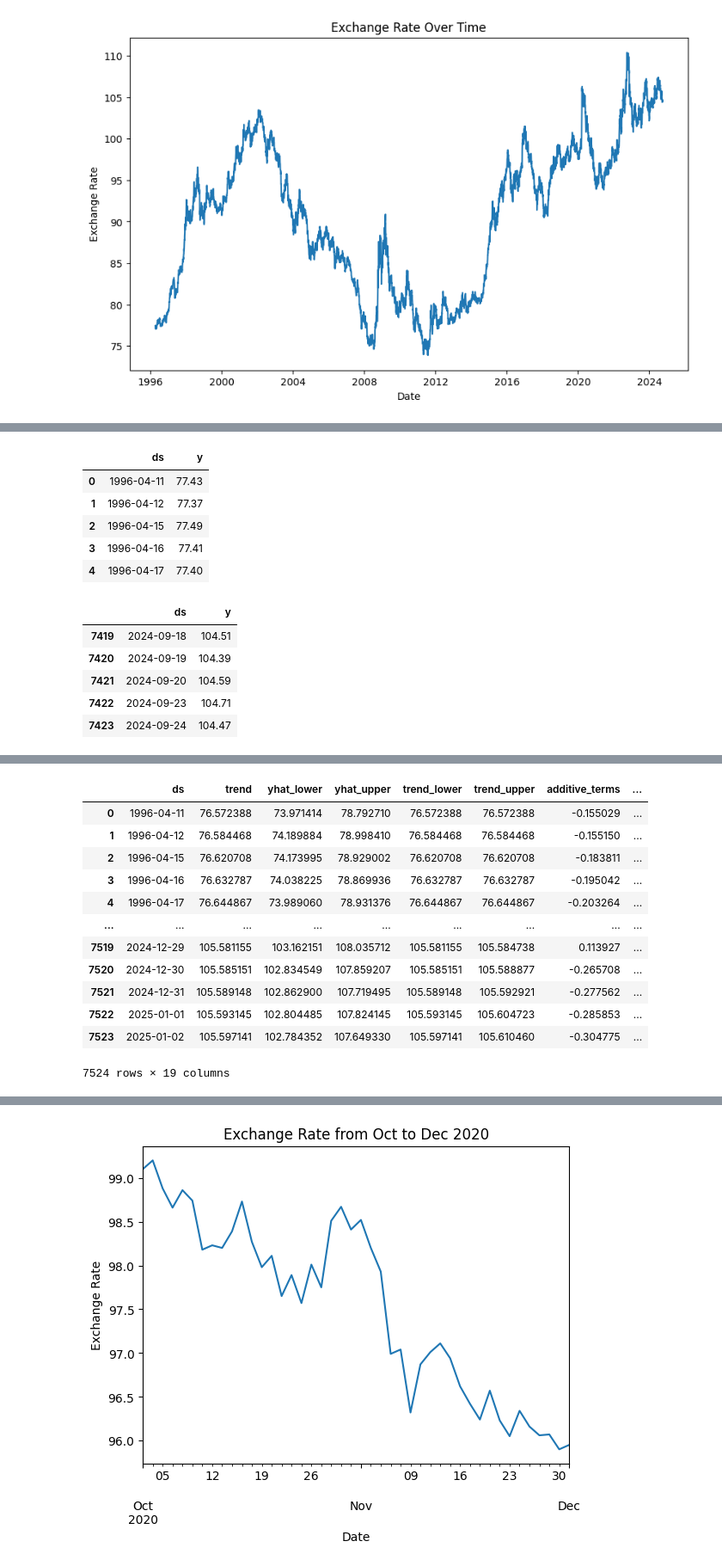
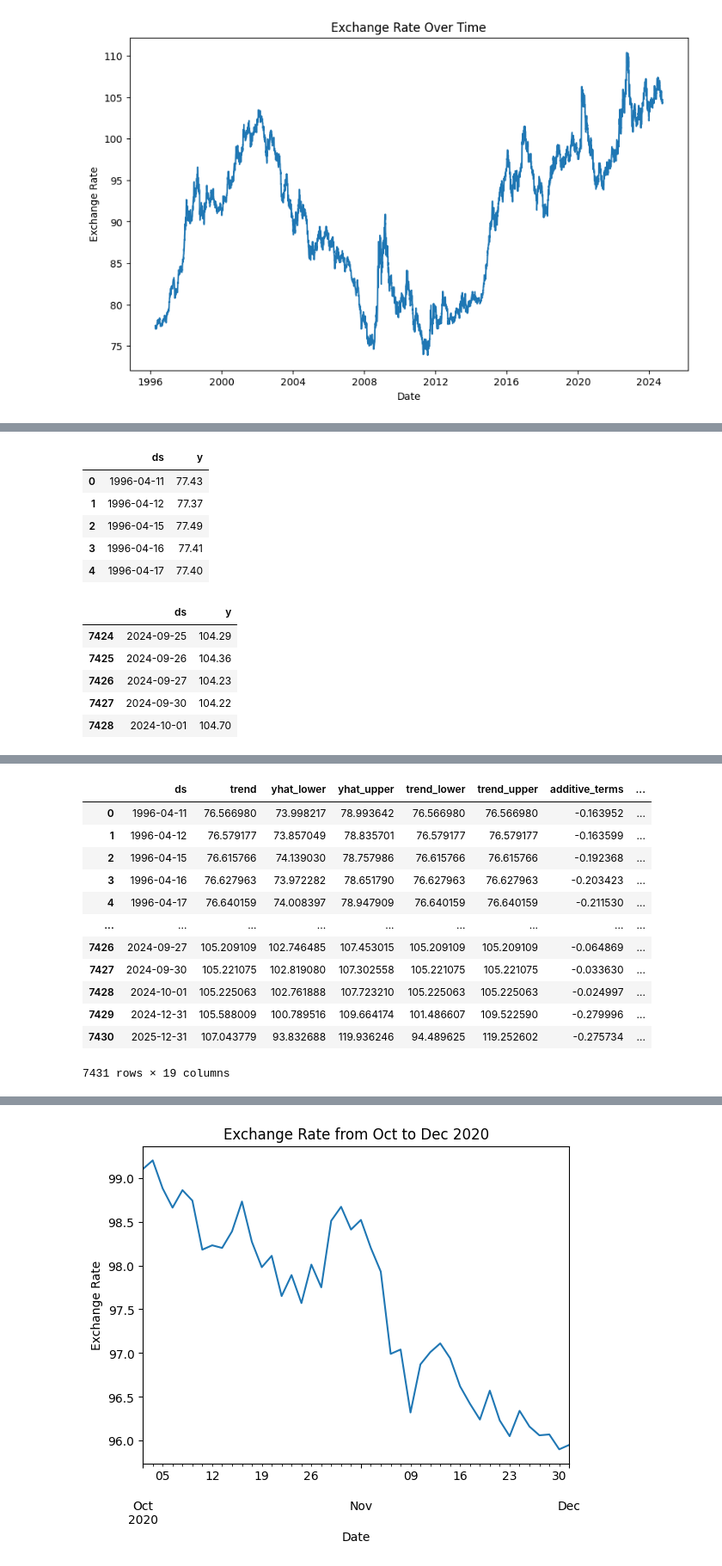
Before and after one commit to Pnwankwo2/M92, a Jupyter notebook: project_1_10_1.ipynb, the cells around one changed output, grey strips where cells are left out. Shown at 86% size. Cells and saved outputs as stored; diff of their text form; code cells hidden in the pictures.

```diff
--- a/project_1_10_1.ipynb
+++ b/project_1_10_1.ipynb
@@ -35,10 +35,11 @@ import matplotlib.pyplot as plt
 import scipy.stats as sts
 # %%
 #Identify URL and create dataframe
+# The correct encoding must be used to read the CSV
 df = pd.read_csv("https://stats.bis.org/api/v2/data/dataflow/BIS/WS_EER/1.0/D.N.B.US?format=csv",
-    index_col='TIME_PERIOD',
-    parse_dates=True
-)
+                 encoding="ISO-8859-1",
+                 index_col='TIME_PERIOD',
+                 parse_dates=True)
 df
 # %% [output]
 |  | FREQ | EER_TYPE | EER_BASKET | REF_AREA | UNIT_MEASURE | TIME_FORMAT | COLLECTION | TITLE_TS | ... |
@@ -58,27 +86,20 @@ df
 # %%
 #Drop unwanted columns
-df_filtered_columns = df.drop(['FREQ','EER_TYPE','EER_BASKET','REF_AREA','UNIT_MEASURE','TIME_FORMAT','COLLECTION','TITLE_TS','OBS_STATUS','OBS_CONF','OBS_PRE_BREAK'], axis=1)
+df_filtered_columns = df[['OBS_VALUE']]
 # df_filtered_columns
 
 #Drop unwanted rows
 df_filtered_rows = df_filtered_columns.dropna()
 # df_filtered_rows
 
-#rename columns
-df_renamed = df_filtered_rows.rename(columns={'TIME_PERIOD':'Date', 'OBS_VALUE':'Exchange_Rate'})
-# display(df_renamed.head())
+#rename columns and index
+df_renamed = df_filtered_rows.rename(columns={'OBS_VALUE':'Exchange_Rate'},index={'TIME_PERIOD':'Date'})
+df_renamed.index.name = 'Date'
 
-#set index as the date column
-# df_renamed = df_renamed.set_index('Date')
-
-
+# Check info and Datatypes
 display(df_renamed.info())
 
-
-# df_renamed.describe()
-
-# df_renamed.dtypes
-
+# Show first and last 5 rows
 display(df_renamed.head())
 display(df_renamed.tail())
 # %% [output]
@@ -107,0 +209,15 @@ None
+# %%
+# add the mean, median, mode, variance, standard deviation, and z-scores to the DataFrame as new columns
+# mean = average, median = middle value, mode = most frequent appearing exchange rate
+# variance = how far exchange rates are from the mean, SD = square root of variance and is average disatance of each exchange rate from the mean
+# higher SD indicates greater dispersion in the exchange rates
+
+df_renamed.loc[:, 'mean'] = mean_numpy
+df_renamed.loc[:, 'Median'] = median_numpy
+df_renamed.loc[:, 'Variance'] = variance_numpy
+df_renamed.loc[:, 'Standard_Deviation'] = std_numpy
+df_renamed.loc[:, 'z_score'] = (df_renamed['Exchange_Rate'] - mean_numpy) / std_numpy
+
+# Display the first and last five rows
+display(df_renamed.head())
+display(df_renamed.tail())
@@ -183,7 +318,7 @@ df_renamed_prophet = df_renamed_prophet.reset_index()
 df_renamed_prophet
 
 #rename columns
-df_renamed_prophet = df_renamed_prophet.rename(columns={'TIME_PERIOD':'ds', 'Exchange_Rate':'y'})
+df_renamed_prophet = df_renamed_prophet.rename(columns={'Date':'ds', 'Exchange_Rate':'y'})
 df_renamed_prophet
 
 display(df_renamed_prophet.head())
@@ -196,11 +331,11 @@ display(df_renamed_prophet.tail())
 | 3 | 1996-04-16 | 77.41 |
 | 4 | 1996-04-17 | 77.40 |
 |  | ds | y |
-| 7419 | 2024-09-18 | 104.51 |
-| 7420 | 2024-09-19 | 104.39 |
-| 7421 | 2024-09-20 | 104.59 |
-| 7422 | 2024-09-23 | 104.71 |
-| 7423 | 2024-09-24 | 104.47 |
+| 7424 | 2024-09-25 | 104.29 |
+| 7425 | 2024-09-26 | 104.36 |
+| 7426 | 2024-09-27 | 104.23 |
+| 7427 | 2024-09-30 | 104.22 |
+| 7428 | 2024-10-01 | 104.70 |
 # %%
 #call prophet function
 prophet_model = Prophet()
@@ -209,7 +344,7 @@ prophet_model = Prophet()
 prophet_model.fit(df_renamed_prophet)
 
 # Make the predictions for the trend data using the df_renamed_prophet DataFrame
-prophet_model_future = prophet_model.make_future_dataframe(periods=100, freq='D')
+prophet_model_future = prophet_model.make_future_dataframe(periods=2, freq='Y')
 
 prophet_model_future_forecast = prophet_model.predict(prophet_model_future)
 
@@ -232,17 +367,17 @@ INFO:cmdstanpy:Chain [1] start processing
 INFO:cmdstanpy:Chain [1] done processing
 |  | ds | trend | yhat_lower | yhat_upper | trend_lower | trend_upper | additive_terms | ... |
-| 0 | 1996-04-11 | 76.572388 | 73.971414 | 78.792710 | 76.572388 | 76.572388 | -0.155029 | ... |
-| 1 | 1996-04-12 | 76.584468 | 74.189884 | 78.998410 | 76.584468 | 76.584468 | -0.155150 | ... |
-| 2 | 1996-04-15 | 76.620708 | 74.173995 | 78.929002 | 76.620708 | 76.620708 | -0.183811 | ... |
-| 3 | 1996-04-16 | 76.632787 | 74.038225 | 78.869936 | 76.632787 | 76.632787 | -0.195042 | ... |
-| 4 | 1996-04-17 | 76.644867 | 73.989060 | 78.931376 | 76.644867 | 76.644867 | -0.203264 | ... |
+| 0 | 1996-04-11 | 76.566980 | 73.998217 | 78.993642 | 76.566980 | 76.566980 | -0.163952 | ... |
+| 1 | 1996-04-12 | 76.579177 | 73.857049 | 78.835701 | 76.579177 | 76.579177 | -0.163599 | ... |
+| 2 | 1996-04-15 | 76.615766 | 74.139030 | 78.757986 | 76.615766 | 76.615766 | -0.192368 | ... |
+| 3 | 1996-04-16 | 76.627963 | 73.972282 | 78.651790 | 76.627963 | 76.627963 | -0.203423 | ... |
+| 4 | 1996-04-17 | 76.640159 | 74.008397 | 78.947909 | 76.640159 | 76.640159 | -0.211530 | ... |
 | ... | ... | ... | ... | ... | ... | ... | ... | ... |
-| 7519 | 2024-12-29 | 105.581155 | 103.162151 | 108.035712 | 105.581155 | 105.584738 | 0.113927 | ... |
-| 7520 | 2024-12-30 | 105.585151 | 102.834549 | 107.859207 | 105.585151 | 105.588877 | -0.265708 | ... |
-| 7521 | 2024-12-31 | 105.589148 | 102.862900 | 107.719495 | 105.589148 | 105.592921 | -0.277562 | ... |
-| 7522 | 2025-01-01 | 105.593145 | 102.804485 | 107.824145 | 105.593145 | 105.604723 | -0.285853 | ... |
-| 7523 | 2025-01-02 | 105.597141 | 102.784352 | 107.649330 | 105.597141 | 105.610460 | -0.304775 | ... |
+| 7426 | 2024-09-27 | 105.209109 | 102.746485 | 107.453015 | 105.209109 | 105.209109 | -0.064869 | ... |
+| 7427 | 2024-09-30 | 105.221075 | 102.819080 | 107.302558 | 105.221075 | 105.221075 | -0.033630 | ... |
+| 7428 | 2024-10-01 | 105.225063 | 102.761888 | 107.723210 | 105.225063 | 105.225063 | -0.024997 | ... |
+| 7429 | 2024-12-31 | 105.588009 | 100.789516 | 109.664174 | 101.486607 | 109.522590 | -0.279996 | ... |
+| 7430 | 2025-12-31 | 107.043779 | 93.832688 | 119.936246 | 94.489625 | 119.252602 | -0.275734 | ... |
-7524 rows × 19 columns
+7431 rows × 19 columns
 # %%
 #plot the predictions and show each year on the x axis
 prophet_model.plot(prophet_model_future_forecast)
```
Also changed, not shown: parts of 21 cells of this notebook.
